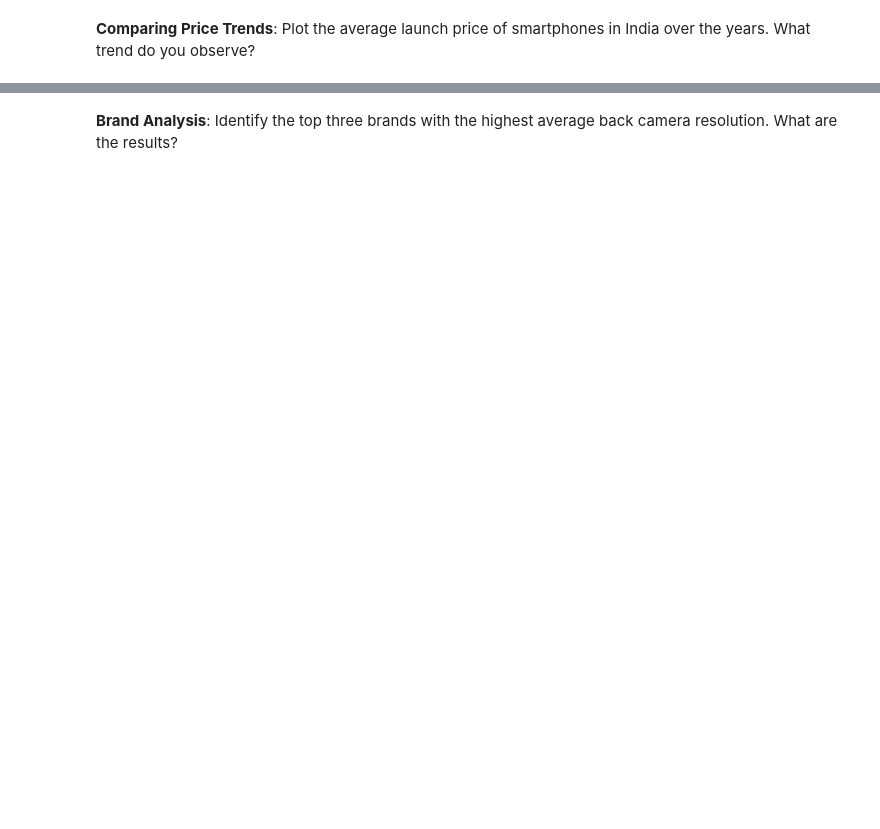
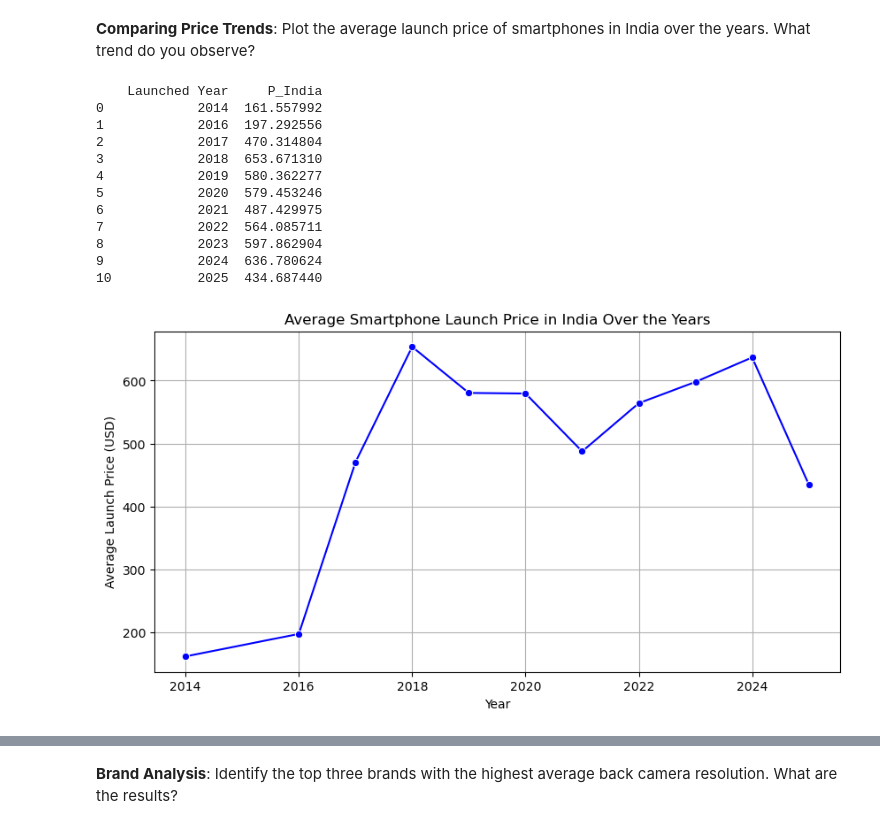
Before and after one commit to NaftalyMurimi/Data-Works, a Jupyter notebook: Mobile Dataset/Mobile Dataset Analysis.ipynb, the cells around one changed output, grey strips where cells are left out. Saved outputs shown, nothing was run; the diff lists cells and outputs as text; code cells hidden in the pictures; blank space fills up the shorter version.

```diff
--- a/Mobile Dataset/Mobile Dataset Analysis.ipynb
+++ b/Mobile Dataset/Mobile Dataset Analysis.ipynb
@@ -158,2 +163,5 @@ data.head()
 # %% [markdown]
 **Statistical Analysis**: Calculate the average RAM size and battery capacity of all smartphones in the dataset. What is the mean RAM and battery capacity?
+# %%
+data["RAM (GB)"] = data["RAM (GB)"].str.replace('GB', '').str.replace(',', '').str.split('/').str[0].astype(float)
+data.head()
@@ -160,3 +185,5 @@ data.head()
 # %% [markdown]
 
 **Filtering Data**: Write a query to filter out all smartphones launched in 2020 with a battery capacity of at least 4000 mAh and a screen size of 6.5 inches or more.
+# %%
+data["Screen Size (inches)"] = data["Screen Size (inches)"].str.replace('inches', '').str.replace(',', '').str.extract(r'(\d+\.?\d*)')[0].astype(float)
@@ -163,2 +212,44 @@ data.head()
 # %% [markdown]
 **Comparing Price Trends**: Plot the average launch price of smartphones in India over the years. What trend do you observe?
+# %%
+
+#Launch_Price = data.groupby("Launched Year")["P_India"].mean()
+#print(Launch_Price)
+#sns.lineplot(data=Launch_Price, x = "Launched Year", y = Launch_Price)
+#plt.show()
+import pandas as pd
+import matplotlib.pyplot as plt
+import seaborn as sns
+
+# Group by year and calculate average price in India
+Launch_Price = data.groupby("Launched Year")["P_India"].mean().reset_index()
+
+# Print average price per year
+print(Launch_Price)
+
+# Plot the trend
+plt.figure(figsize=(10, 5))
+sns.lineplot(data=Launch_Price, x="Launched Year", y="P_India", marker="o", linestyle="-", color="b")
+
+# Formatting
+plt.xlabel("Year")
+plt.ylabel("Average Launch Price (USD)")
+plt.title("Average Smartphone Launch Price in India Over the Years")
+plt.grid(True)
+
+# Show the plot
+plt.show()
+# %% [output]
+    Launched Year     P_India
+0            2014  161.557992
+1            2016  197.292556
+2            2017  470.314804
+3            2018  653.671310
+4            2019  580.362277
+5            2020  579.453246
+6            2021  487.429975
+7            2022  564.085711
+8            2023  597.862904
+9            2024  636.780624
+10           2025  434.687440
+[figure, added]
```
Also changed, not shown: parts of 15 cells of this notebook.
